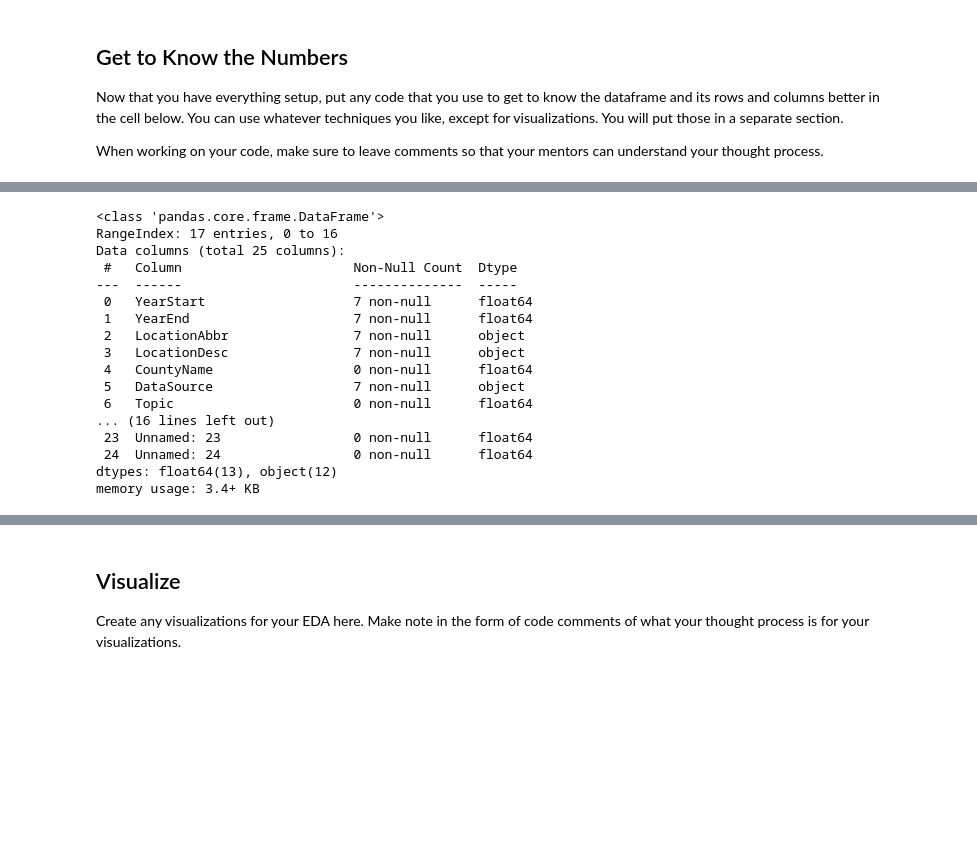
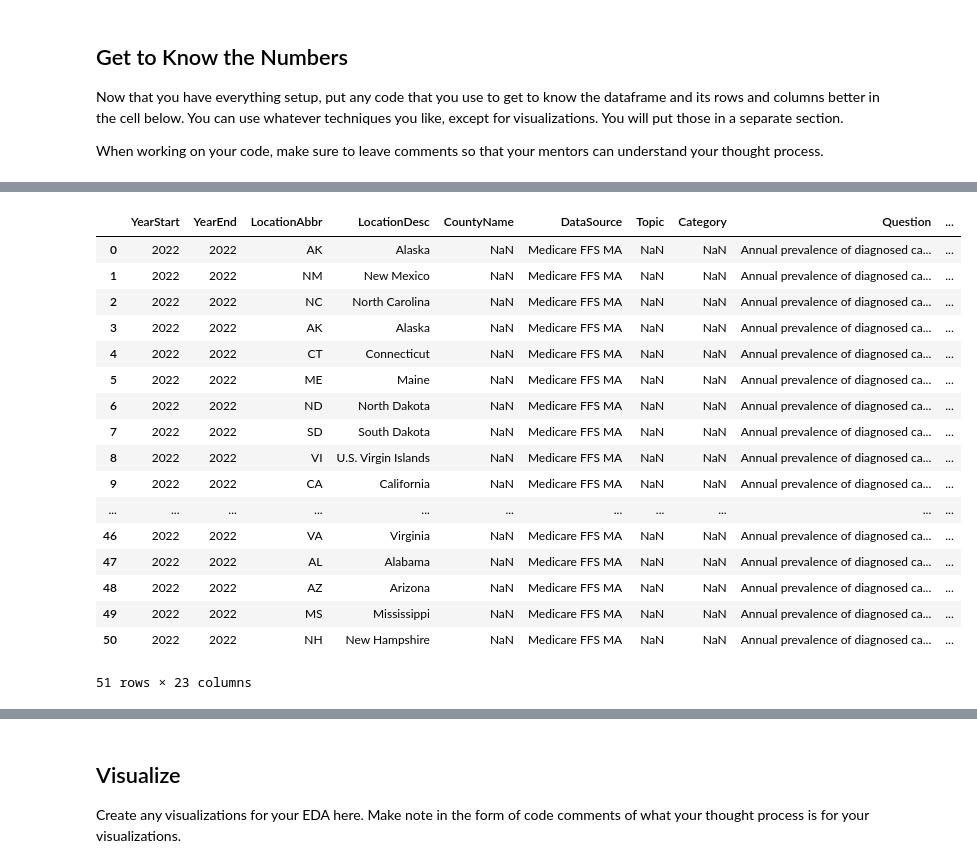
Before and after one commit to PJPanesar/eda-checkpoint-PJPanesar, a Jupyter notebook: eda-checkpoint-PJPanesar/checkpoint-two.ipynb, the cells around one changed output, grey strips where cells are left out. Saved outputs shown, nothing was run; the diff lists cells and outputs as text; code cells hidden in the pictures; blank space fills up the shorter version.

```diff
--- a/eda-checkpoint-PJPanesar/checkpoint-two.ipynb
+++ b/eda-checkpoint-PJPanesar/checkpoint-two.ipynb
@@ -91,20 +398,22 @@ National_AMD.head(51)
-# %%
-Mo_AMD.info()
-# %% [output]
-<class 'pandas.core.frame.DataFrame'>
-RangeIndex: 17 entries, 0 to 16
-Data columns (total 25 columns):
- #   Column                      Non-Null Count  Dtype
----  ------                      --------------  -----
- 0   YearStart                   7 non-null      float64
- 1   YearEnd                     7 non-null      float64
- 2   LocationAbbr                7 non-null      object
- 3   LocationDesc                7 non-null      object
- 4   CountyName                  0 non-null      float64
- 5   DataSource                  7 non-null      object
- 6   Topic                       0 non-null      float64
-... (16 lines left out)
- 23  Unnamed: 23                 0 non-null      float64
- 24  Unnamed: 24                 0 non-null      float64
-dtypes: float64(13), object(12)
-memory usage: 3.4+ KB
+# %%
+National_Cataract.head(51)
+#Seems there are a lot of NAN values that I did not encounter with the NAtioanl AMD data set. Although from looking at the Columns this data set has Countyname, Topic, CAtegory while the national AMD dataset does not. This will havet to be cleaned
+# %% [output]
+|  | YearStart | YearEnd | LocationAbbr | LocationDesc | CountyName | DataSource | Topic | Category | Question | ... |
+| 0 | 2022 | 2022 | AK | Alaska | NaN | Medicare FFS MA | NaN | NaN | Annual prevalence of diagnosed ca... | ... |
+| 1 | 2022 | 2022 | NM | New Mexico | NaN | Medicare FFS MA | NaN | NaN | Annual prevalence of diagnosed ca... | ... |
+| 2 | 2022 | 2022 | NC | North Carolina | NaN | Medicare FFS MA | NaN | NaN | Annual prevalence of diagnosed ca... | ... |
+| 3 | 2022 | 2022 | AK | Alaska | NaN | Medicare FFS MA | NaN | NaN | Annual prevalence of diagnosed ca... | ... |
+| 4 | 2022 | 2022 | CT | Connecticut | NaN | Medicare FFS MA | NaN | NaN | Annual prevalence of diagnosed ca... | ... |
+| 5 | 2022 | 2022 | ME | Maine | NaN | Medicare FFS MA | NaN | NaN | Annual prevalence of diagnosed ca... | ... |
+| 6 | 2022 | 2022 | ND | North Dakota | NaN | Medicare FFS MA | NaN | NaN | Annual prevalence of diagnosed ca... | ... |
+| 7 | 2022 | 2022 | SD | South Dakota | NaN | Medicare FFS MA | NaN | NaN | Annual prevalence of diagnosed ca... | ... |
+| 8 | 2022 | 2022 | VI | U.S. Virgin Islands | NaN | Medicare FFS MA | NaN | NaN | Annual prevalence of diagnosed ca... | ... |
+| 9 | 2022 | 2022 | CA | California | NaN | Medicare FFS MA | NaN | NaN | Annual prevalence of diagnosed ca... | ... |
+| ... | ... | ... | ... | ... | ... | ... | ... | ... | ... | ... |
+| 46 | 2022 | 2022 | VA | Virginia | NaN | Medicare FFS MA | NaN | NaN | Annual prevalence of diagnosed ca... | ... |
+| 47 | 2022 | 2022 | AL | Alabama | NaN | Medicare FFS MA | NaN | NaN | Annual prevalence of diagnosed ca... | ... |
+| 48 | 2022 | 2022 | AZ | Arizona | NaN | Medicare FFS MA | NaN | NaN | Annual prevalence of diagnosed ca... | ... |
+| 49 | 2022 | 2022 | MS | Mississippi | NaN | Medicare FFS MA | NaN | NaN | Annual prevalence of diagnosed ca... | ... |
+| 50 | 2022 | 2022 | NH | New Hampshire | NaN | Medicare FFS MA | NaN | NaN | Annual prevalence of diagnosed ca... | ... |
+51 rows × 23 columns
```
Also changed, not shown: parts of 33 cells of this notebook.
